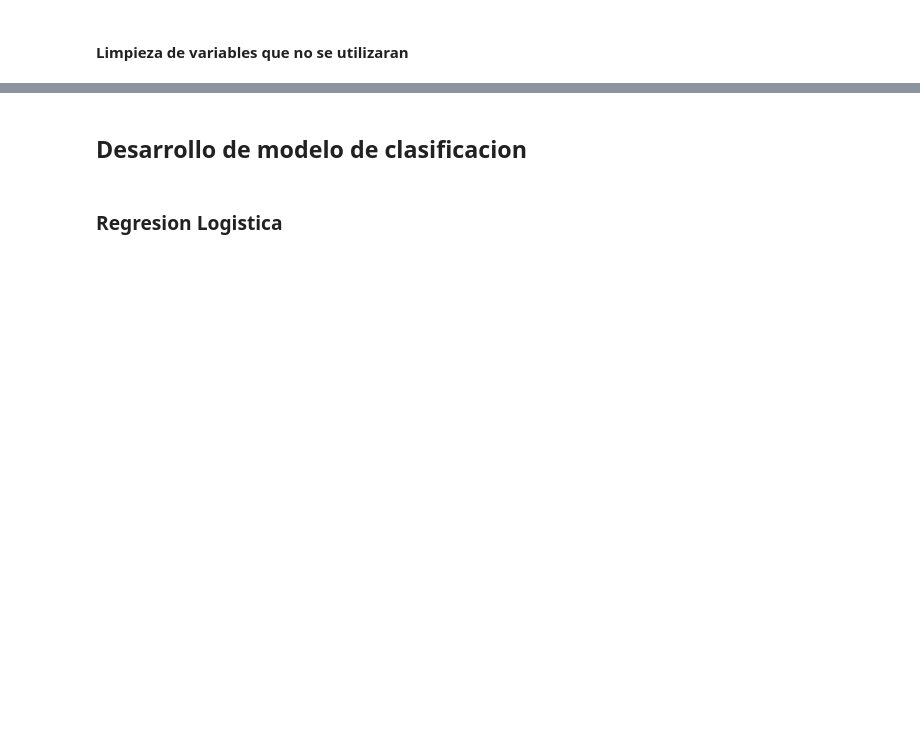
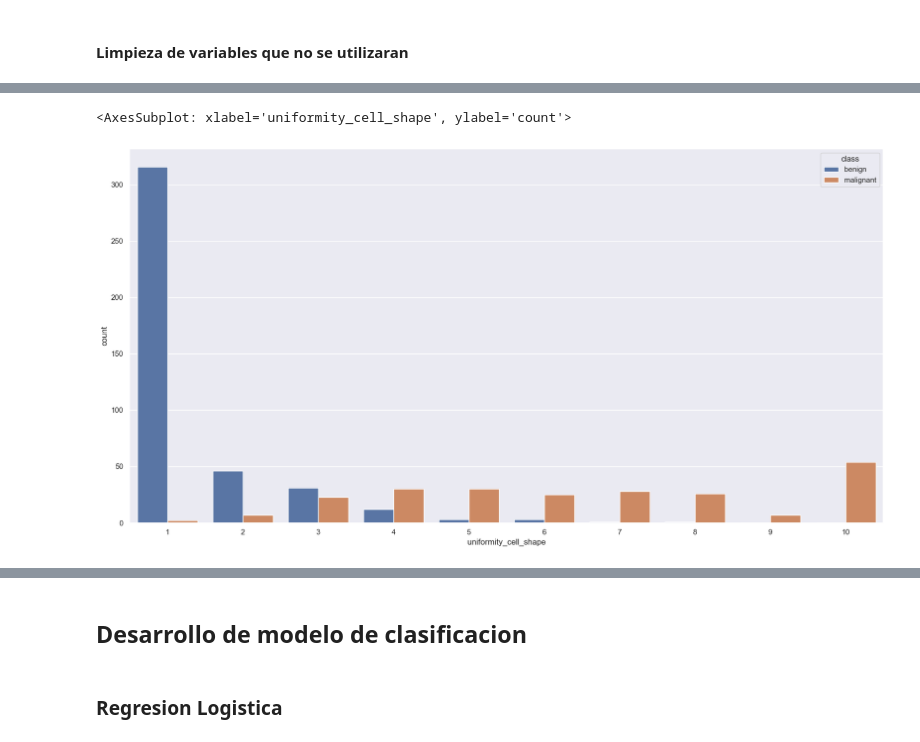
Before and after one commit to andresdlRoca/Mineria-de-datos_Lab2_UVG_2023, a Jupyter notebook: main.ipynb, the cells around one changed output, grey strips where cells are left out. Cells and saved outputs as stored; diff of their text form; code cells hidden in the pictures; blank space fills up the shorter version.

```diff
--- a/main.ipynb
+++ b/main.ipynb
@@ -168,0 +305,9 @@ collection
+# %%
+#Que efectos tendra la uniformidad de la forma de la celula en que un tumor sea maligno o benigno?
+
+sns.countplot(data=data, x='uniformity_cell_shape', hue='class')
+#Nota: En esta grafica se uede observar que mientras mayor sea el valor de tamaño de la celula, mayor
+# podria ser la posibilidad de que el tumor sea maligno, como se puede observar desde los valores 4 hasta el 10.
+# %% [output]
+<AxesSubplot: xlabel='uniformity_cell_shape', ylabel='count'>
+[figure, added]
```
Also changed, not shown: parts of 17 cells of this notebook.
